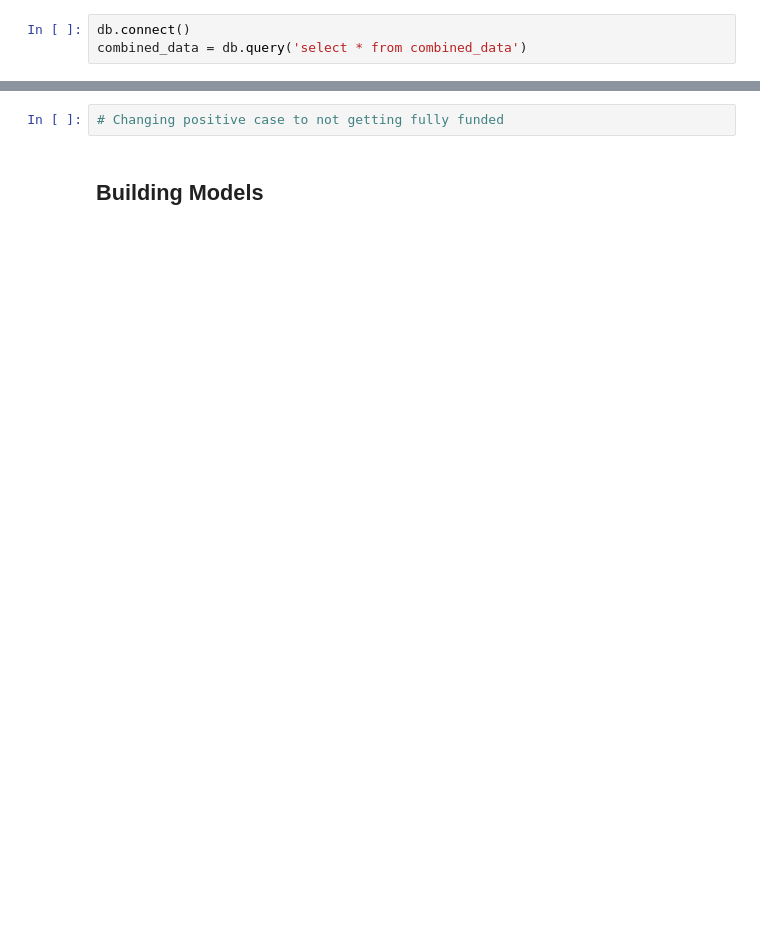
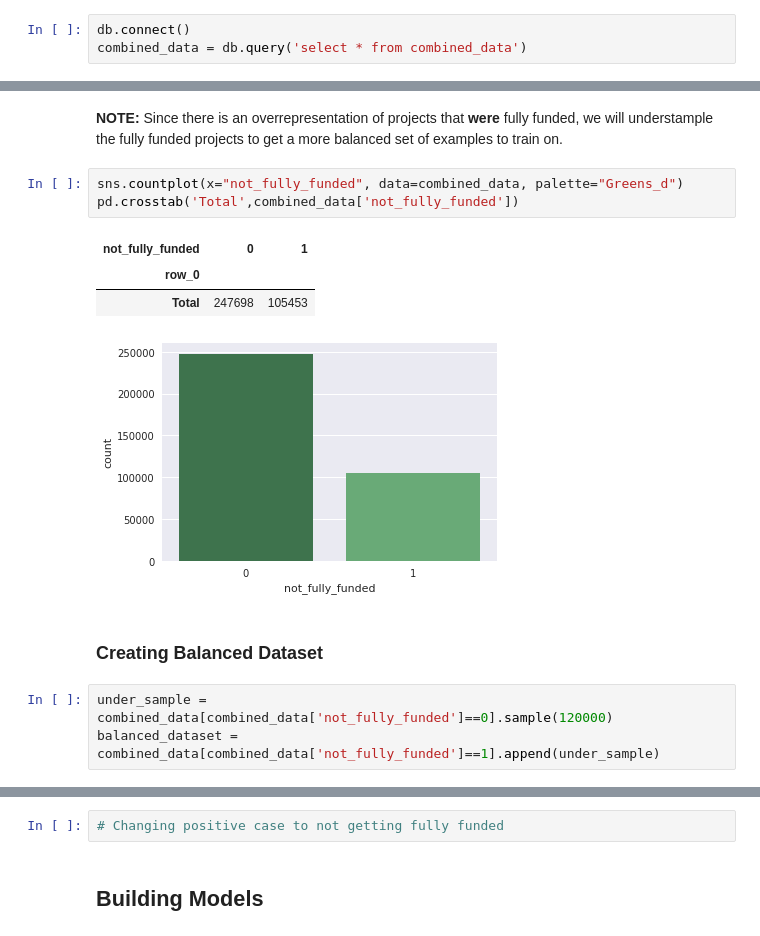
Before and after one commit to vidal-anguiano/Machine-Learning-for-Public-Policy, a Jupyter notebook: Assignment 3/notebooks/Assignment 3.ipynb, the cells around one changed output, grey strips where cells are left out. Drawn from its saved outputs; the diff is of its cells as text; blank space fills up the shorter version.

```diff
--- a/Assignment 3/notebooks/Assignment 3.ipynb
+++ b/Assignment 3/notebooks/Assignment 3.ipynb
@@ -162,0 +142,15 @@ combined_data = db.query('select * from combined_data')
+# %% [markdown]
+**NOTE:** Since there is an overrepresentation of projects that **were** fully funded, we will understample the fully funded projects to get a more balanced set of examples to train on.
+# %%
+sns.countplot(x="not_fully_funded", data=combined_data, palette="Greens_d")
+pd.crosstab('Total',combined_data['not_fully_funded'])
+# %% [output]
+| not_fully_funded | 0 | 1 |
+| row_0 |  |  |
+| Total | 247698 | 105453 |
+[figure, added]
+# %% [markdown]
+### Creating Balanced Dataset
+# %%
+under_sample = combined_data[combined_data['not_fully_funded']==0].sample(120000)
+balanced_dataset = combined_data[combined_data['not_fully_funded']==1].append(under_sample)
```
Also changed, not shown: parts of 43 cells of this notebook.
